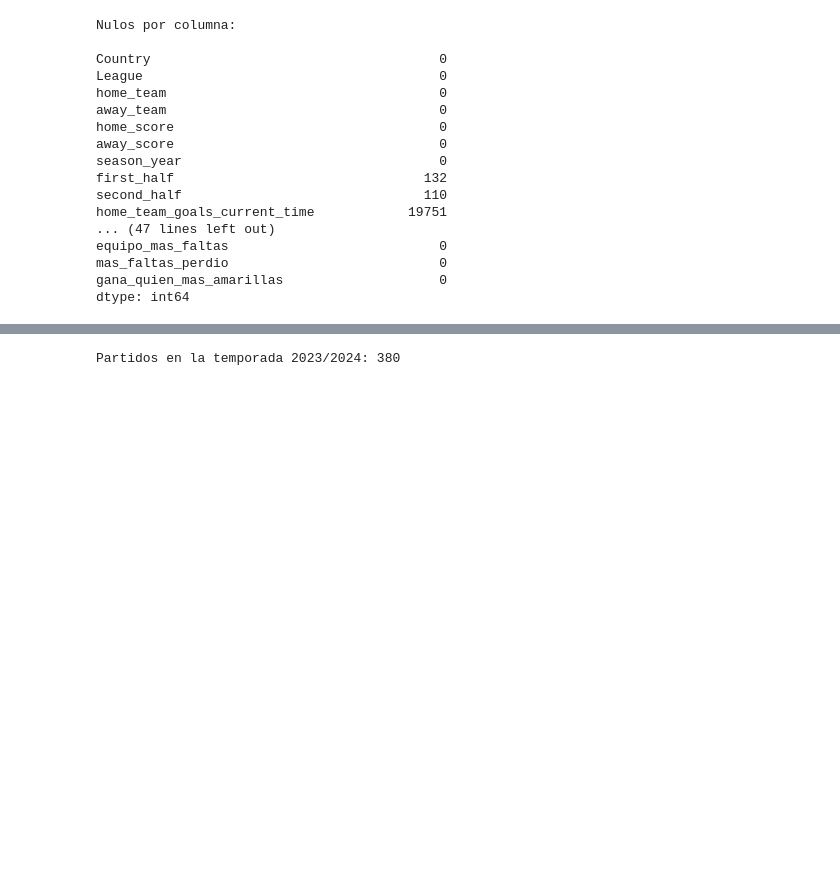
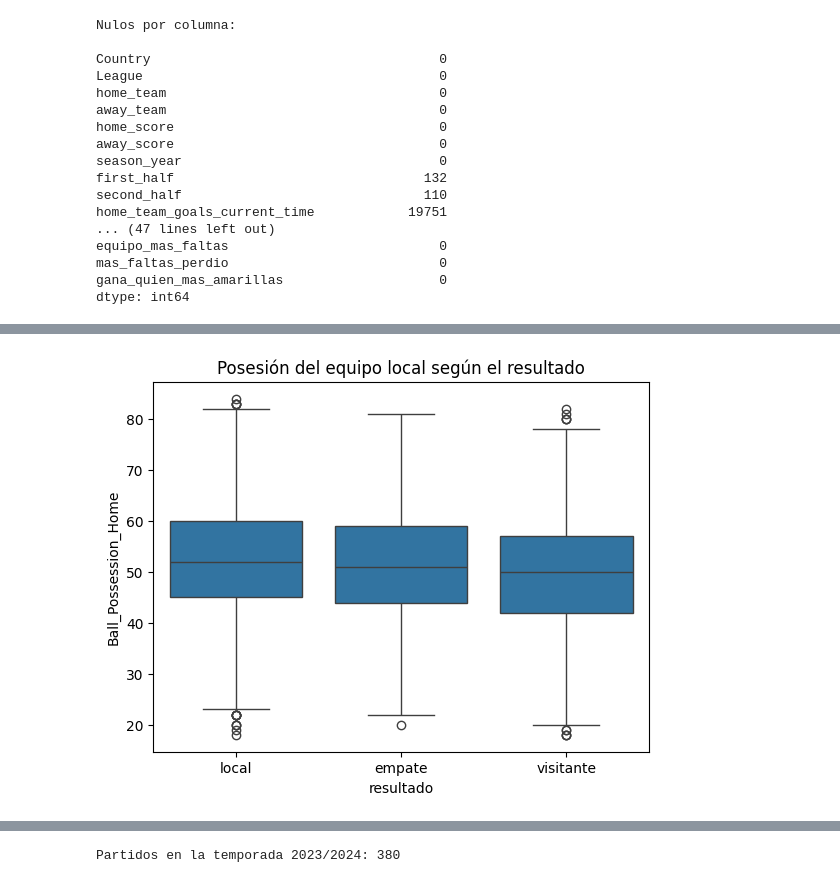
Before and after one commit to Fertxu10/Proyecto-Machine-Learning, a Jupyter notebook: src/Notebook/EDA_ML_Media_Temp.ipynb, the cells around one changed output, grey strips where cells are left out. Saved outputs shown, nothing was run; the diff lists cells and outputs as text; code cells hidden in the pictures; blank space fills up the shorter version.

```diff
--- a/src/Notebook/EDA_ML_Media_Temp.ipynb
+++ b/src/Notebook/EDA_ML_Media_Temp.ipynb
@@ -76,3 +100,10 @@ dtype: int64
+# %%
+# --- Posesión vs Resultado ---
+sns.boxplot(data=df, x='resultado', y='Ball_Possession_Home')
+plt.title("Posesión del equipo local según el resultado")
+plt.show()
+# %% [output]
+[figure, added]
 # %%
 # --- Visualizaciones globales por liga y temporada ---
 plt.figure(figsize=(12, 6))
```
Also changed, not shown: parts of 15 cells of this notebook, 1 other file.
